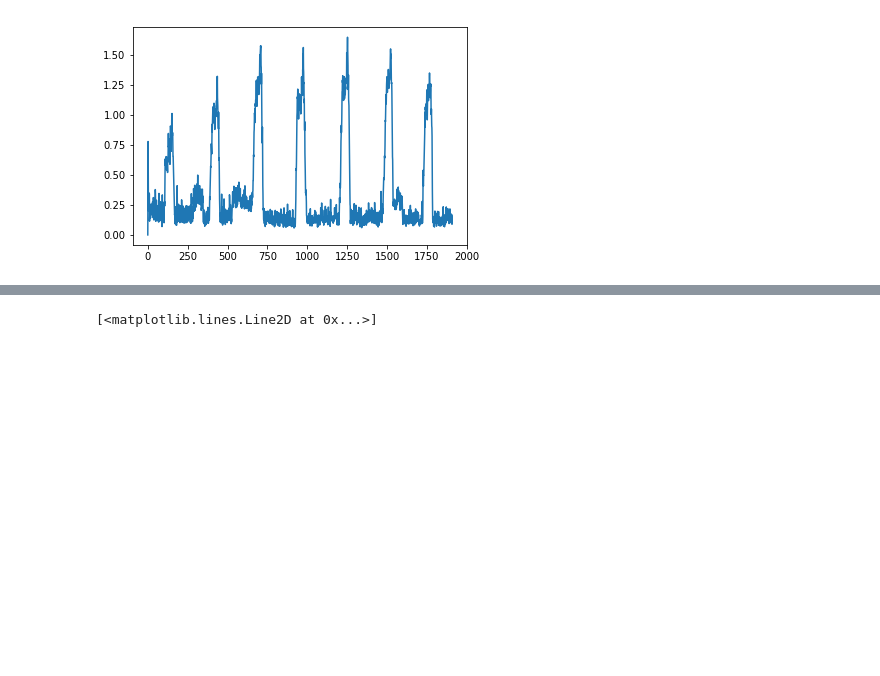
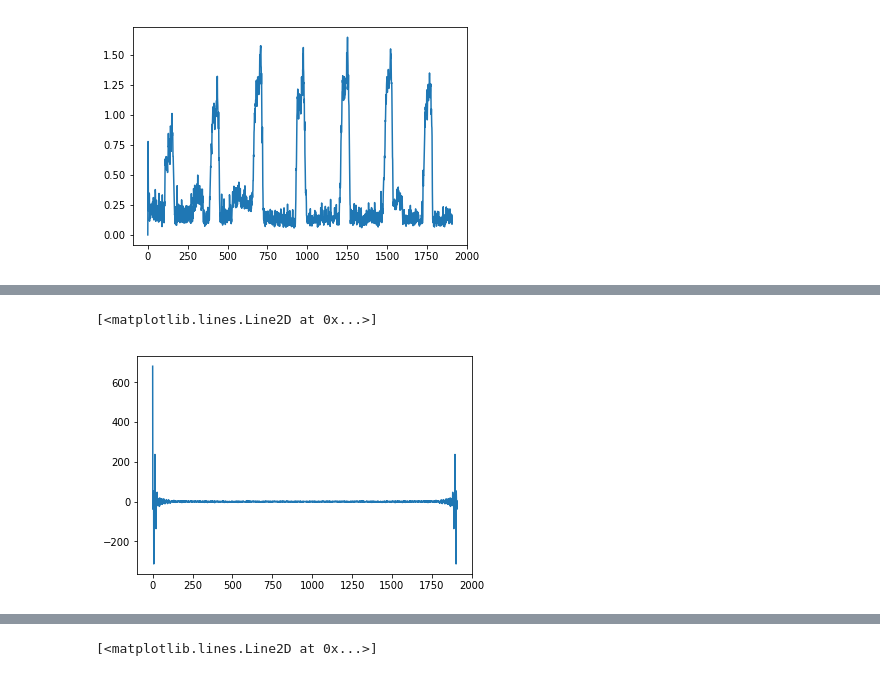
Before and after one commit to mixmixmix/parrtraks, a Jupyter notebook: Untitled.ipynb, the cells around one changed output, grey strips where cells are left out. Drawn from its saved outputs; the diff is of its cells as text; code cells hidden in the pictures; blank space fills up the shorter version.

```diff
--- a/Untitled.ipynb
+++ b/Untitled.ipynb
@@ -170,0 +194,8 @@ plt.plot(cut[1])
+# %%
+from scipy.fftpack import fft
+yf = fft(migrats)
+# %%
+plt.plot(yf)
+# %% [output]
+[<matplotlib.lines.Line2D at 0x...>]
+[figure, added]
```
Also changed, not shown: parts of 37 cells of this notebook, 2 other files.
